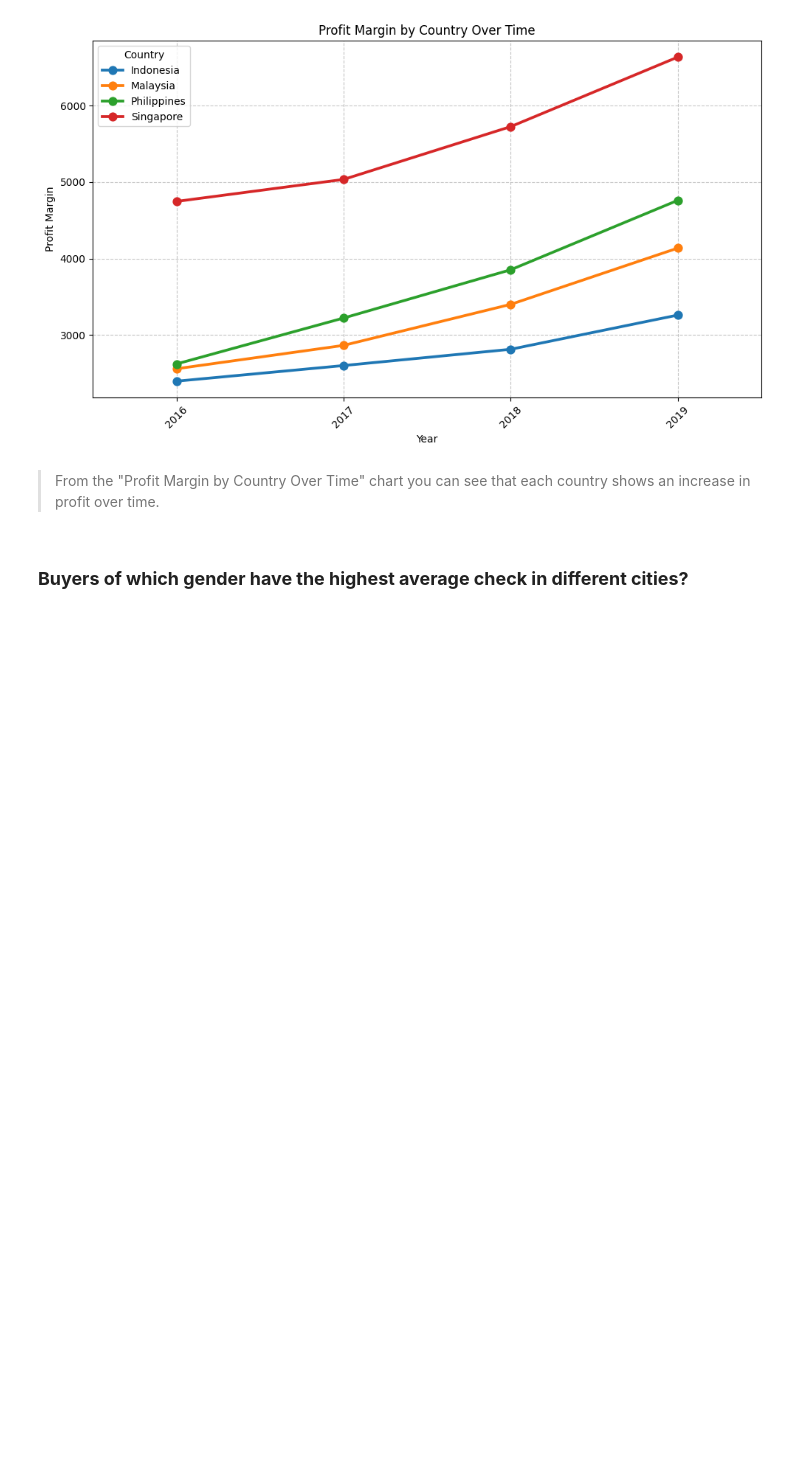
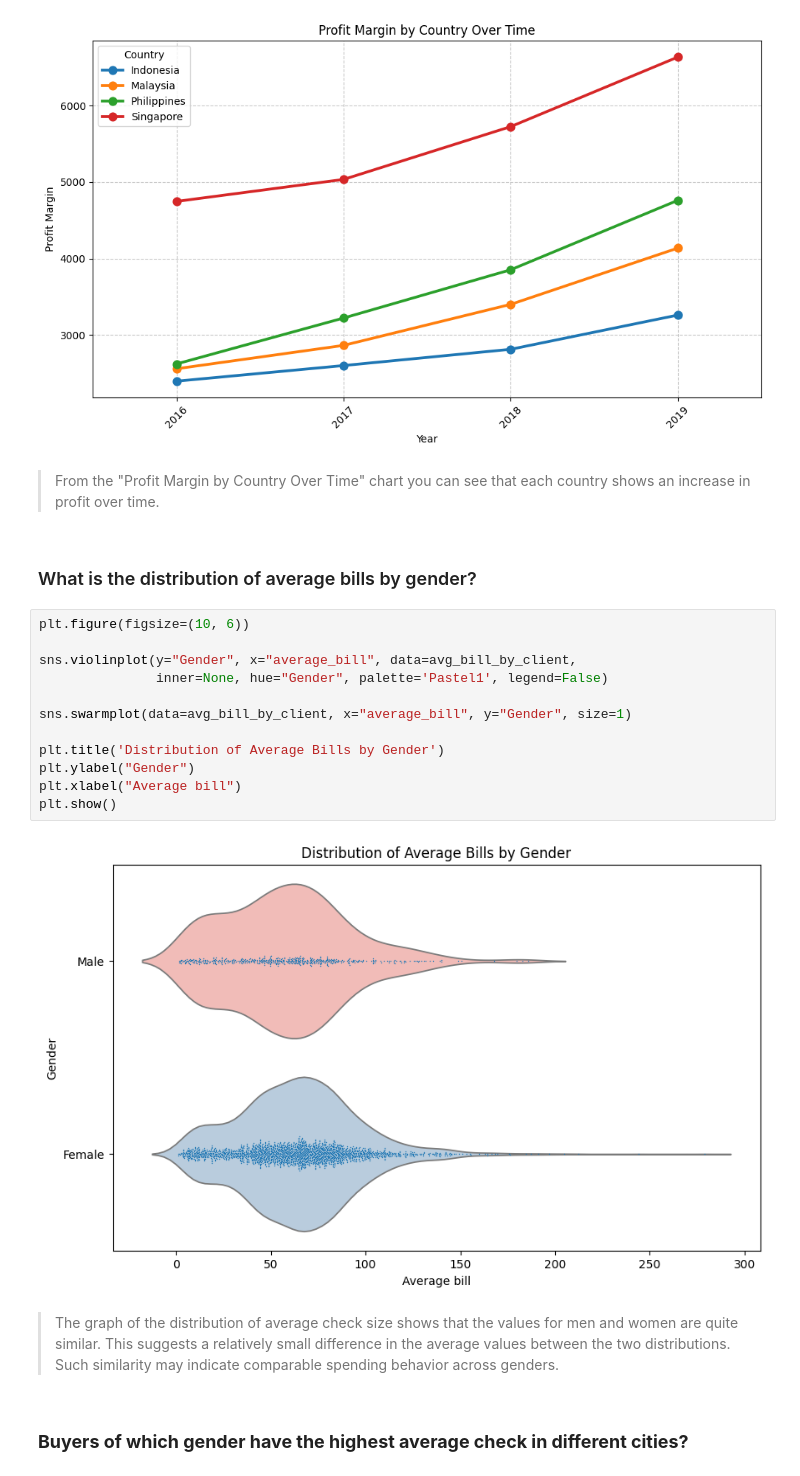
Before and after one commit to KharchenkoAnastasia/customer_analysis_grocery_chain, a Jupyter notebook: customer_analysis_grocery_chain.ipynb, the cells around one changed output. Saved outputs shown, nothing was run; the diff lists cells and outputs as text; blank space fills up the shorter version.

```diff
--- a/customer_analysis_grocery_chain.ipynb
+++ b/customer_analysis_grocery_chain.ipynb
@@ -288,6 +288,26 @@ plt.show()
 
 
 > From the "Profit Margin by Country Over Time" chart you can see that each country shows an increase in profit over time.
+# %% [markdown]
+### What is the distribution of average bills by gender?
+# %%
+plt.figure(figsize=(10, 6))
+
+sns.violinplot(y="Gender", x="average_bill", data=avg_bill_by_client,
+               inner=None, hue="Gender", palette='Pastel1', legend=False)
+
+sns.swarmplot(data=avg_bill_by_client, x="average_bill", y="Gender", size=1)
+
+plt.title('Distribution of Average Bills by Gender')
+plt.ylabel("Gender")
+plt.xlabel("Average bill")
+plt.show()
+# %% [output]
+[figure, added]
+# %% [markdown]
+
+
+> The graph of the distribution of average check size shows that the values for men and women are quite similar. This suggests a relatively small difference in the average values between the two distributions. Such similarity may indicate comparable spending behavior across genders.
 # %% [markdown]
 ### **Buyers of which gender have the highest average check in different cities?**
 # %%
```
Also changed, not shown: parts of 8 cells of this notebook.
